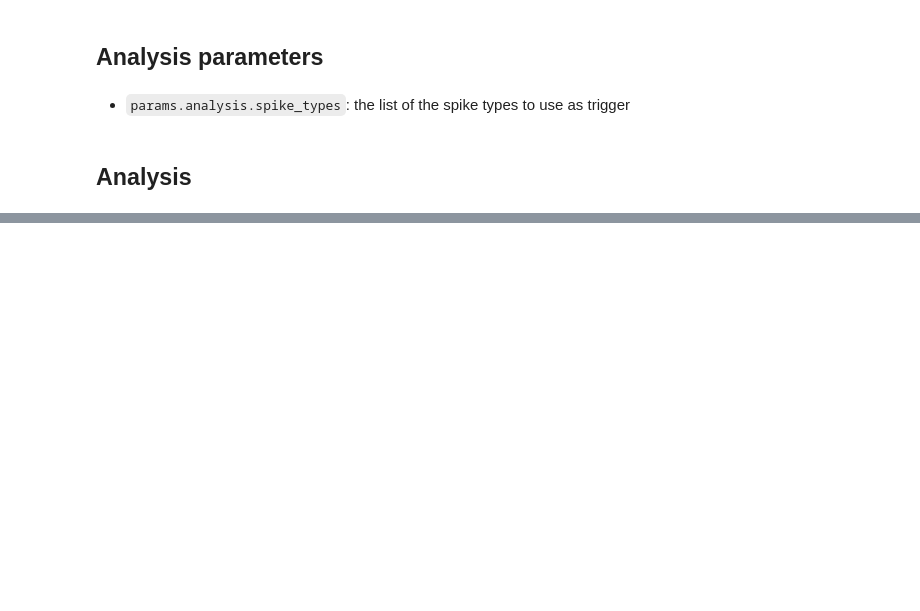
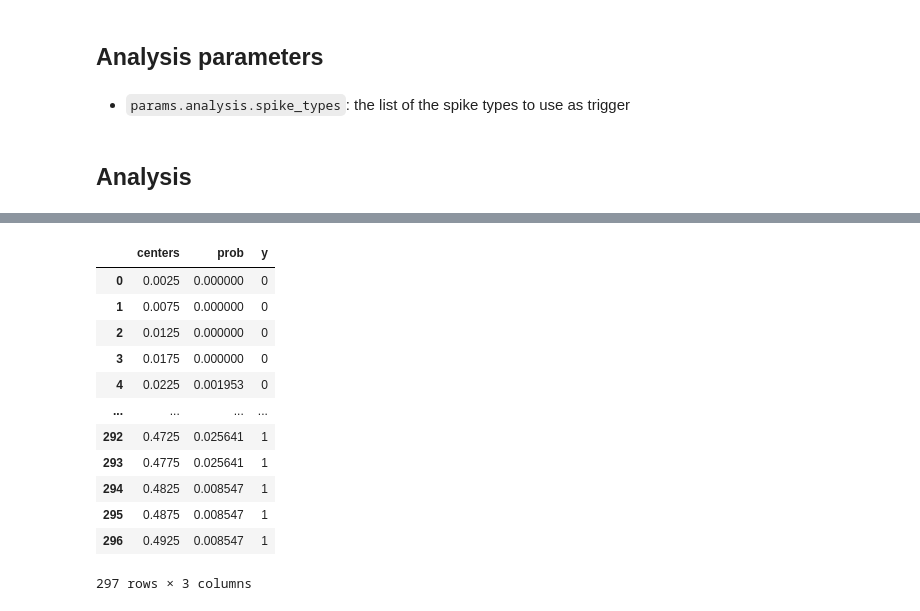
Before and after one commit to sborde/raap, a Jupyter notebook: notebooks/Spike type prediction from recording.ipynb, the cells around one changed output, grey strips where cells are left out. Drawn from its saved outputs; the diff is of its cells as text; code cells hidden in the pictures; blank space fills up the shorter version.

```diff
--- a/notebooks/Spike type prediction from recording.ipynb
+++ b/notebooks/Spike type prediction from recording.ipynb
@@ -109,6 +133,22 @@ for y in df['y'].unique():
         'y': y
     }))
 prob_df = pd.concat(probs, ignore_index=True)
+# %%
+prob_df
+# %% [output]
+|  | centers | prob | y |
+| 0 | 0.0025 | 0.000000 | 0 |
+| 1 | 0.0075 | 0.000000 | 0 |
+| 2 | 0.0125 | 0.000000 | 0 |
+| 3 | 0.0175 | 0.000000 | 0 |
+| 4 | 0.0225 | 0.001953 | 0 |
+| ... | ... | ... | ... |
+| 292 | 0.4725 | 0.025641 | 1 |
+| 293 | 0.4775 | 0.025641 | 1 |
+| 294 | 0.4825 | 0.008547 | 1 |
+| 295 | 0.4875 | 0.008547 | 1 |
+| 296 | 0.4925 | 0.008547 | 1 |
+297 rows × 3 columns
 # %%
 import matplotlib.pyplot as plt
 import seaborn as sns
```
Also changed, not shown: parts of 6 cells of this notebook.
